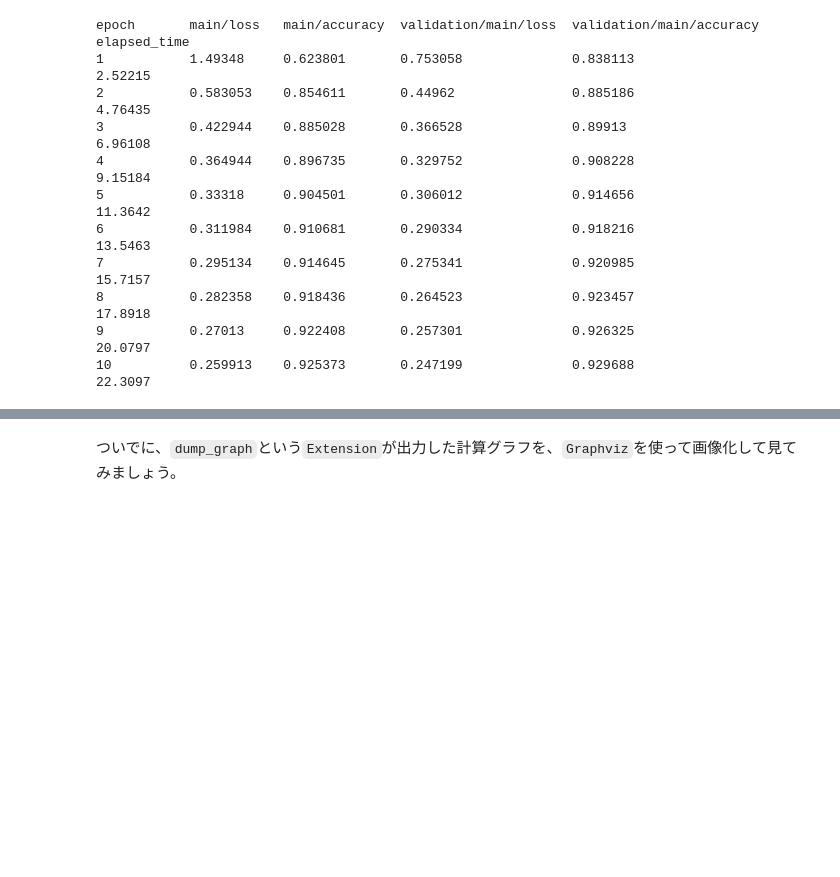
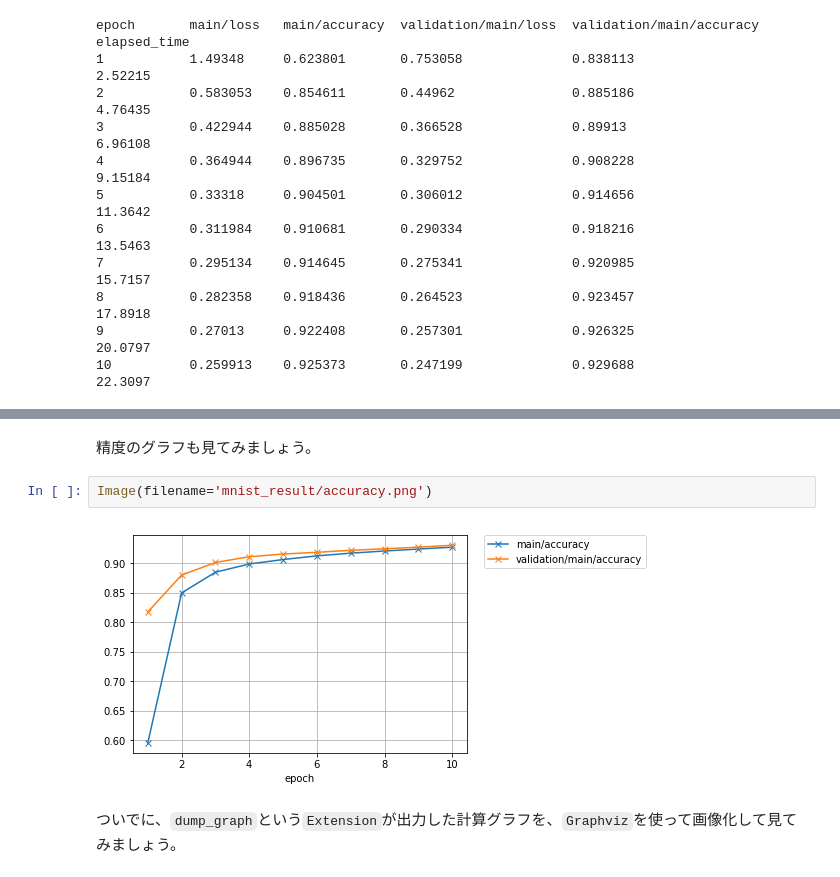
Before and after one commit to mitmul/chainer-handson, a Jupyter notebook: 2-Try-Trainer-class_ja.ipynb, the cells around one changed output, grey strips where cells are left out. Drawn from its saved outputs; the diff is of its cells as text; blank space fills up the shorter version.

```diff
--- a/2-Try-Trainer-class_ja.ipynb
+++ b/2-Try-Trainer-class_ja.ipynb
@@ -180,3 +182,9 @@ epoch       main/loss   main/accuracy  validation/main/loss  validation/main/acc
+# %% [markdown]
+精度のグラフも見てみましょう。
+# %%
+Image(filename='mnist_result/accuracy.png')
+# %% [output]
+[figure, added]
 # %% [markdown]
 ついでに、`dump_graph`という`Extension`が出力した計算グラフを、`Graphviz`を使って画像化して見てみましょう。
 # %%
```
Also changed, not shown: parts of 3 cells of this notebook, 8 other files.
